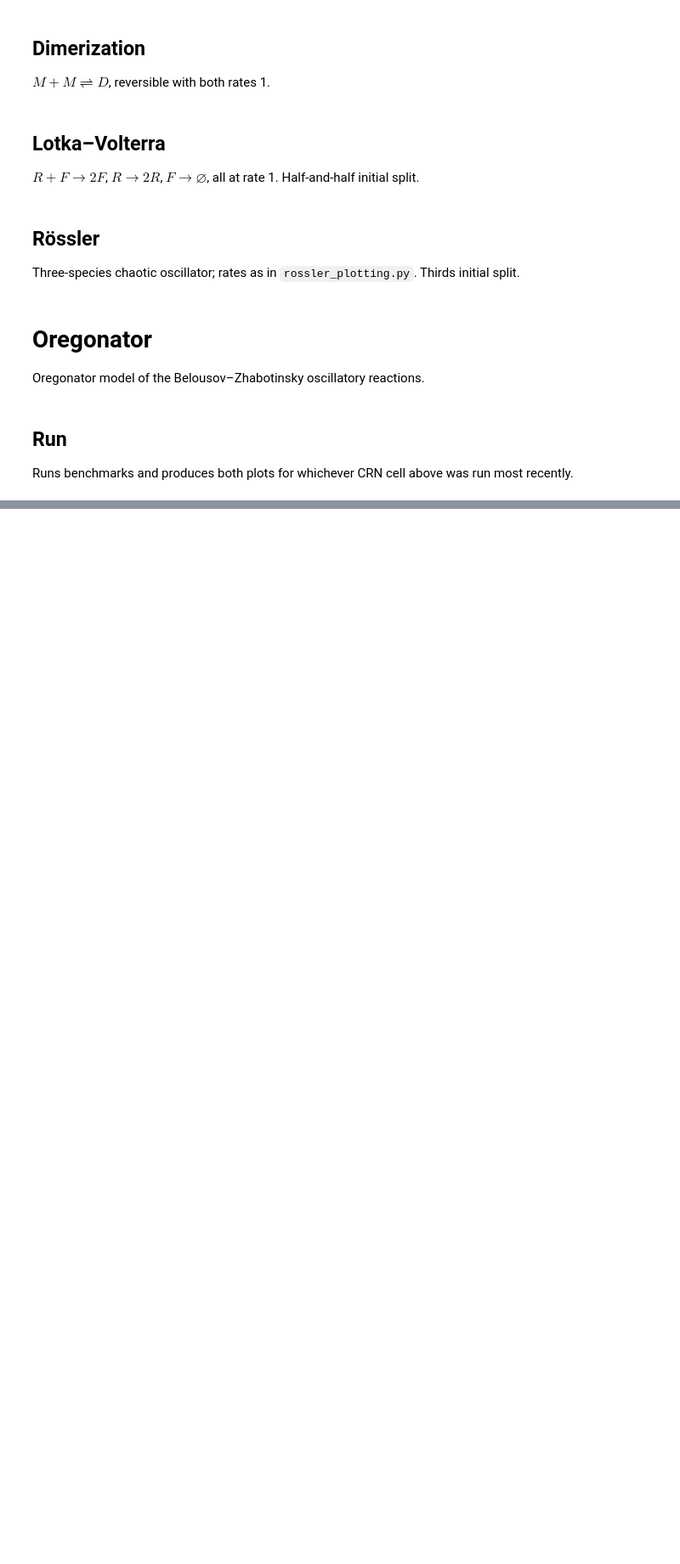
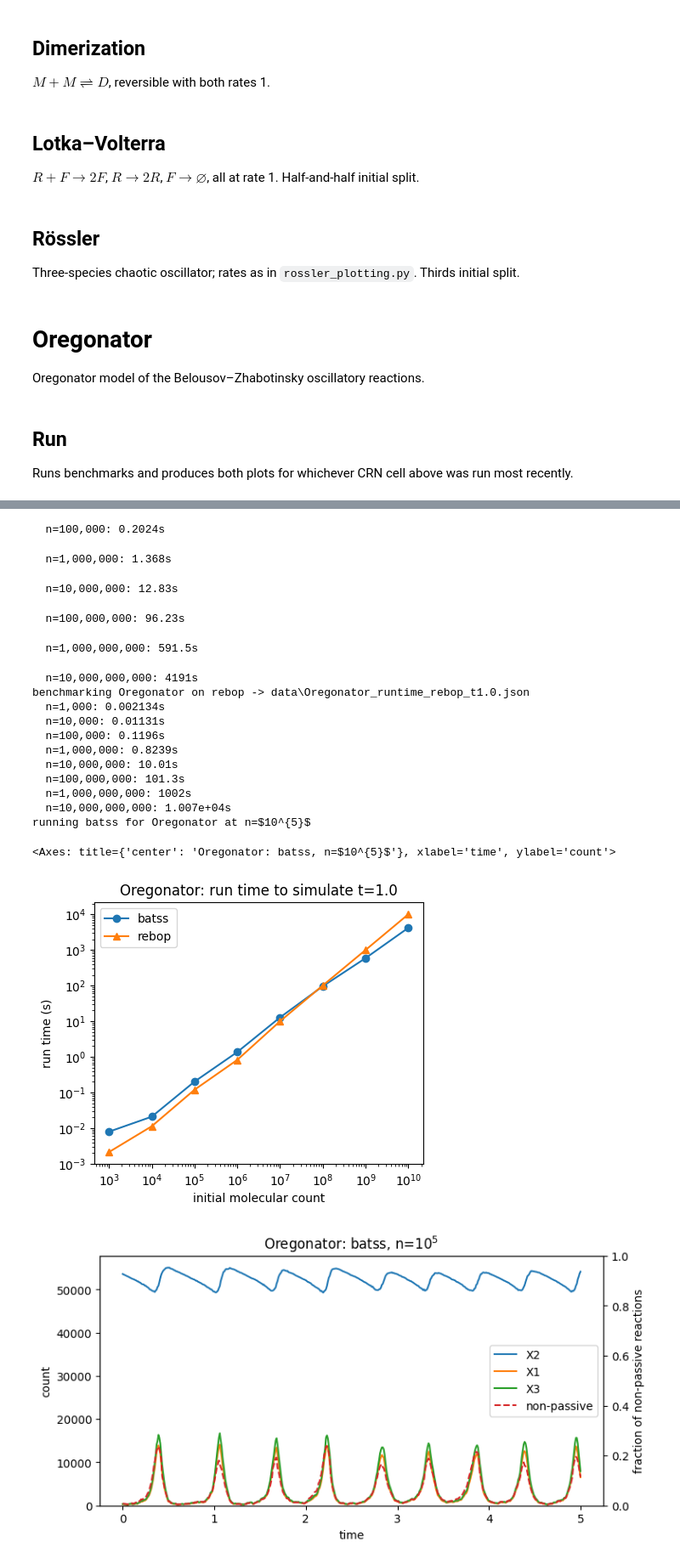
Before and after one commit to joven316/batss, a Jupyter notebook: examples/benchmark.ipynb, the cells around one changed output, grey strips where cells are left out. Shown at 85% size. Saved outputs shown, nothing was run; the diff lists cells and outputs as text; code cells hidden in the pictures; blank space fills up the shorter version.

Commit message:
made oregonator data with wallclock-switching algorithm

```diff
--- a/examples/benchmark.ipynb
+++ b/examples/benchmark.ipynb
@@ -108,7 +108,7 @@ trajectory_end_time = 5.0
 
 Runs benchmarks and produces both plots for whichever CRN cell above was run most recently.
 # %%
-pop_sizes = [10**e for e in range(3, 12)]
+pop_sizes = [10**e for e in range(3, 11)]
 benchmark_runtimes(
     spec,
     pop_sizes=pop_sizes,
@@ -139,0 +137,19 @@ benchmarking Oregonator on batss -> data\Oregonator_runtime_batss_t1.0.json
+  n=100,000: 0.2024s
+  n=1,000,000: 1.368s
+  n=10,000,000: 12.83s
+  n=100,000,000: 96.23s
+  n=1,000,000,000: 591.5s
+  n=10,000,000,000: 4191s
+benchmarking Oregonator on rebop -> data\Oregonator_runtime_rebop_t1.0.json
+  n=1,000: 0.002134s
+  n=10,000: 0.01131s
+  n=100,000: 0.1196s
+  n=1,000,000: 0.8239s
+  n=10,000,000: 10.01s
+  n=100,000,000: 101.3s
+  n=1,000,000,000: 1002s
+  n=10,000,000,000: 1.007e+04s
+running batss for Oregonator at n=$10^{5}$
+<Axes: title={'center': 'Oregonator: batss, n=$10^{5}$'}, xlabel='time', ylabel='count'>
+[figure, added]
+[figure, added]
```
Also changed, not shown: parts of 1 cell of this notebook, 6 other files.
